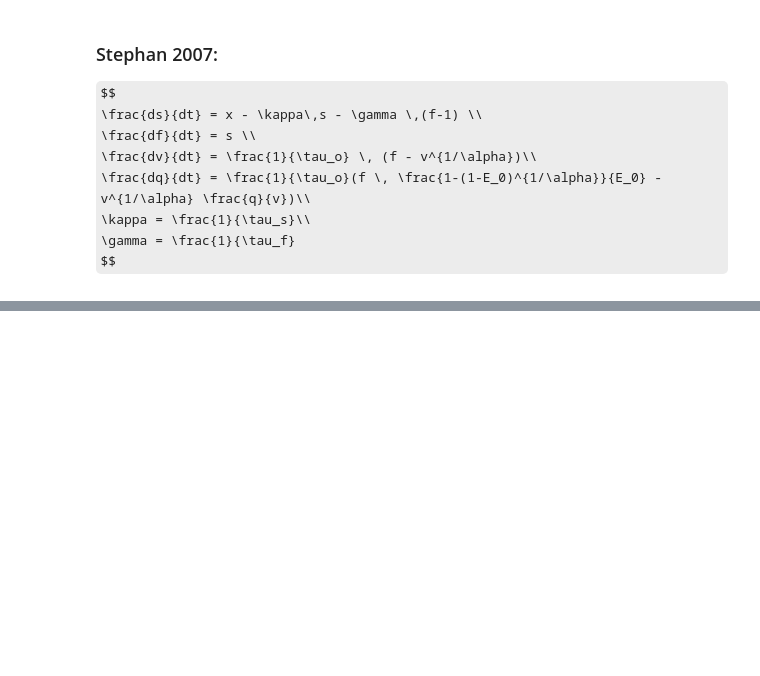
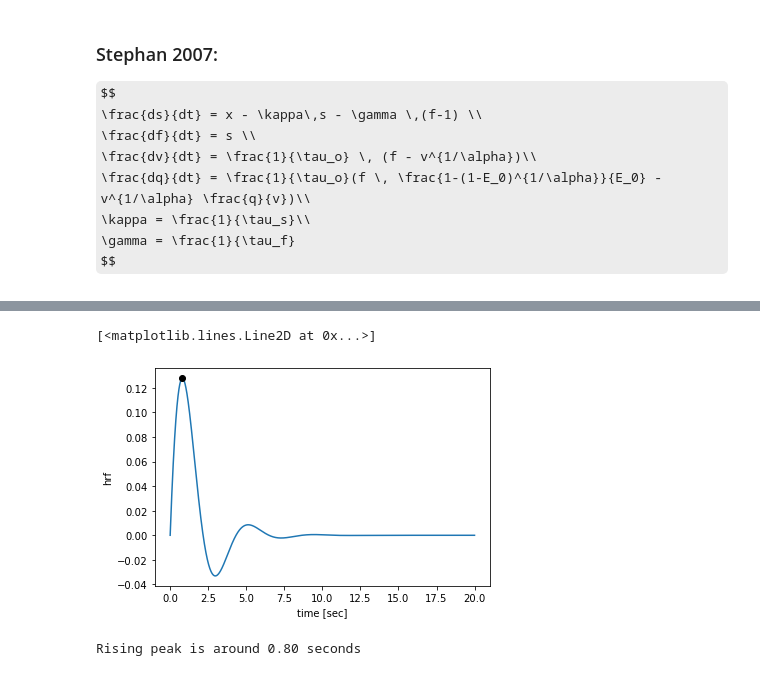
Before and after one commit to pfcrowe/tvb-fnirs, a Jupyter notebook: scratch/Untitled.ipynb, the cells around one changed output, grey strips where cells are left out. Drawn from its saved outputs; the diff is of its cells as text; code cells hidden in the pictures; some formulas as TeX source; blank space fills up the shorter version.

```diff
--- a/scratch/Untitled.ipynb
+++ b/scratch/Untitled.ipynb
@@ -117,0 +70,4 @@ Note: you may need to restart the kernel to use updated packages.
+# %%
+bold = monitors.Bold()
+bold.configure()
+bold
@@ -117,0 +84,2 @@ Note: you may need to restart the kernel to use updated packages.
+# %%
+bold.dt = 2**-4 # Default value used in the scripts found at tvb/simulator/demos
@@ -117,0 +96,15 @@ Note: you may need to restart the kernel to use updated packages.
+# %%
+# plot the kernel
+plt.plot(bold._stock_time, bold.hemodynamic_response_function.T[::-1]);
+plt.ylabel('hrf');
+plt.xlabel('time [sec]')
+
+# plot the maximum
+plt.plot(bold._stock_time[bold.hemodynamic_response_function.T[::-1].argmax()], bold.hemodynamic_response_function.T[::-1].max(), 'ko')
+# %% [output]
+[<matplotlib.lines.Line2D at 0x...>]
+[figure, added]
+# %%
+print ('Rising peak is around %1.2f seconds' % bold._stock_time[bold.hemodynamic_response_function.T[::-1].argmax()])
+# %% [output]
+Rising peak is around 0.80 seconds
```
Also changed, not shown: parts of 35 cells of this notebook, 3 other files.
